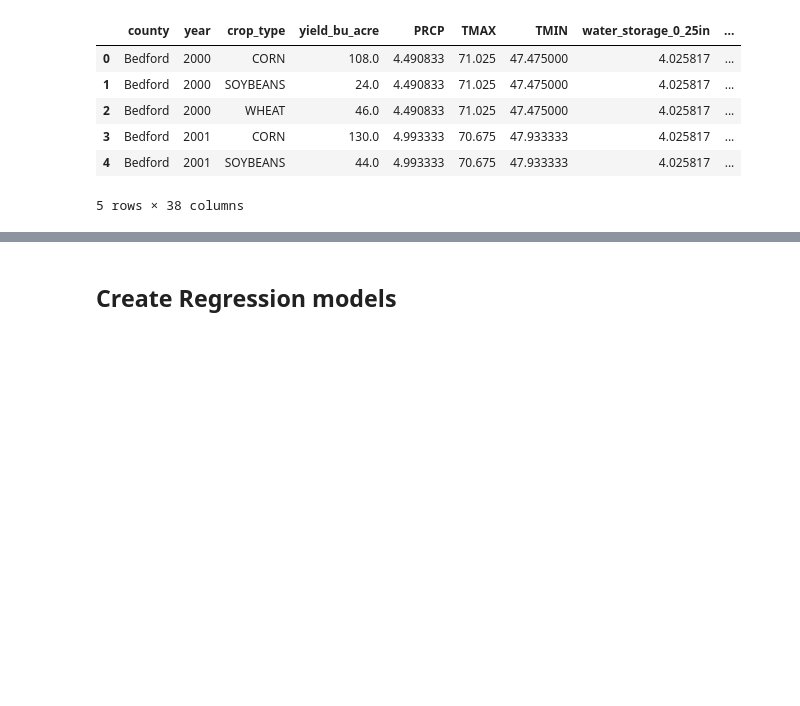
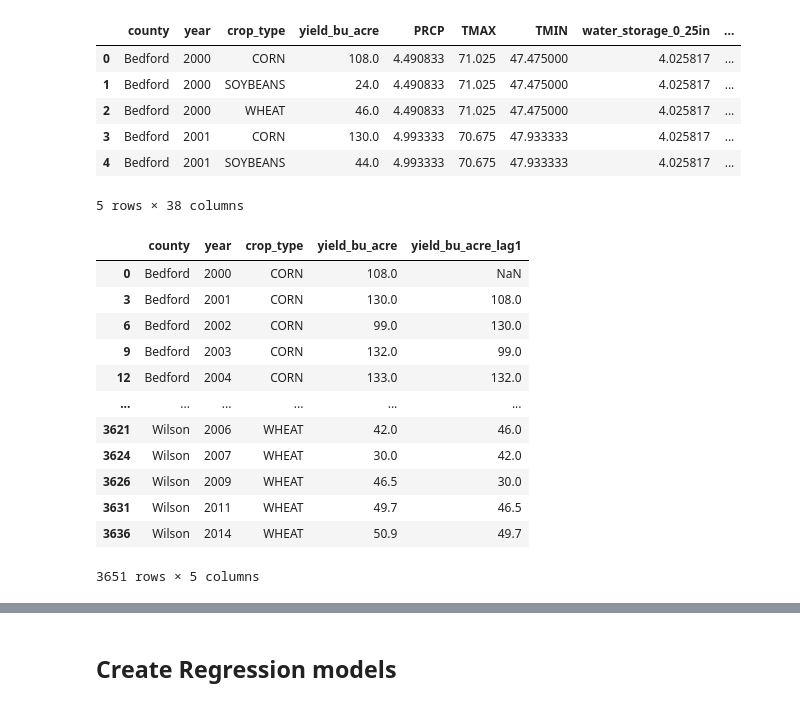
Before and after one commit to ADoddala/Predicting_Crop_Yields, a Jupyter notebook: notebooks/Regression_models.ipynb, the cells around one changed output, grey strips where cells are left out. Saved outputs shown, nothing was run; the diff lists cells and outputs as text; code cells hidden in the pictures; blank space fills up the shorter version.

```diff
--- a/notebooks/Regression_models.ipynb
+++ b/notebooks/Regression_models.ipynb
@@ -24,3 +26,22 @@ crop_yield.head()
 | 3 | Bedford | 2001 | CORN | 130.0 | 4.993333 | 70.675 | 47.933333 | 4.025817 | ... |
 | 4 | Bedford | 2001 | SOYBEANS | 44.0 | 4.993333 | 70.675 | 47.933333 | 4.025817 | ... |
 5 rows × 38 columns
+# %%
+crop_yield = crop_yield.sort_values(["county", "crop_type","year"])
+crop_yield["yield_bu_acre_lag1"] = crop_yield.groupby(["county","crop_type"])["yield_bu_acre"].shift(1)
+# %%
+crop_yield[["county","year","crop_type","yield_bu_acre","yield_bu_acre_lag1"]]
+# %% [output]
+|  | county | year | crop_type | yield_bu_acre | yield_bu_acre_lag1 |
+| 0 | Bedford | 2000 | CORN | 108.0 | NaN |
+| 3 | Bedford | 2001 | CORN | 130.0 | 108.0 |
+| 6 | Bedford | 2002 | CORN | 99.0 | 130.0 |
+| 9 | Bedford | 2003 | CORN | 132.0 | 99.0 |
+| 12 | Bedford | 2004 | CORN | 133.0 | 132.0 |
+| ... | ... | ... | ... | ... | ... |
+| 3621 | Wilson | 2006 | WHEAT | 42.0 | 46.0 |
+| 3624 | Wilson | 2007 | WHEAT | 30.0 | 42.0 |
+| 3626 | Wilson | 2009 | WHEAT | 46.5 | 30.0 |
+| 3631 | Wilson | 2011 | WHEAT | 49.7 | 46.5 |
+| 3636 | Wilson | 2014 | WHEAT | 50.9 | 49.7 |
+3651 rows × 5 columns
```
Also changed, not shown: parts of 44 cells of this notebook.
